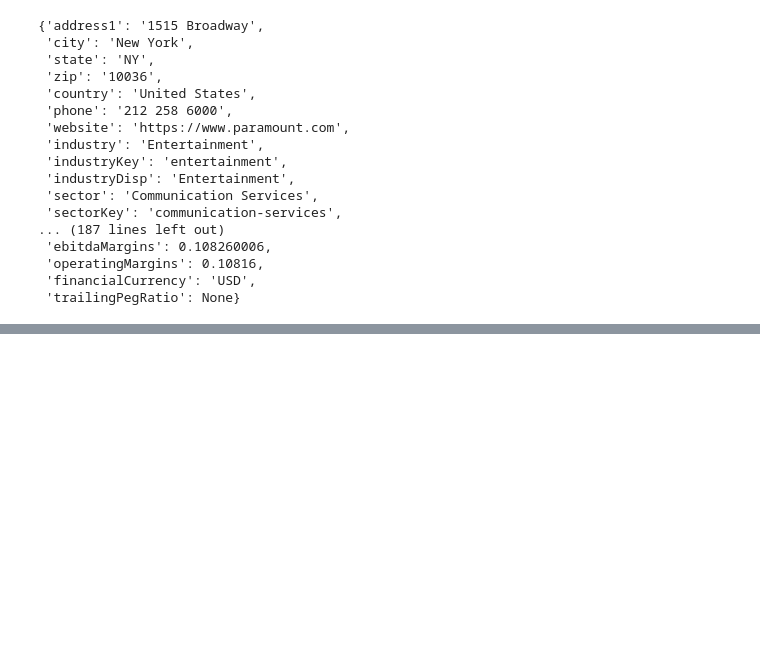
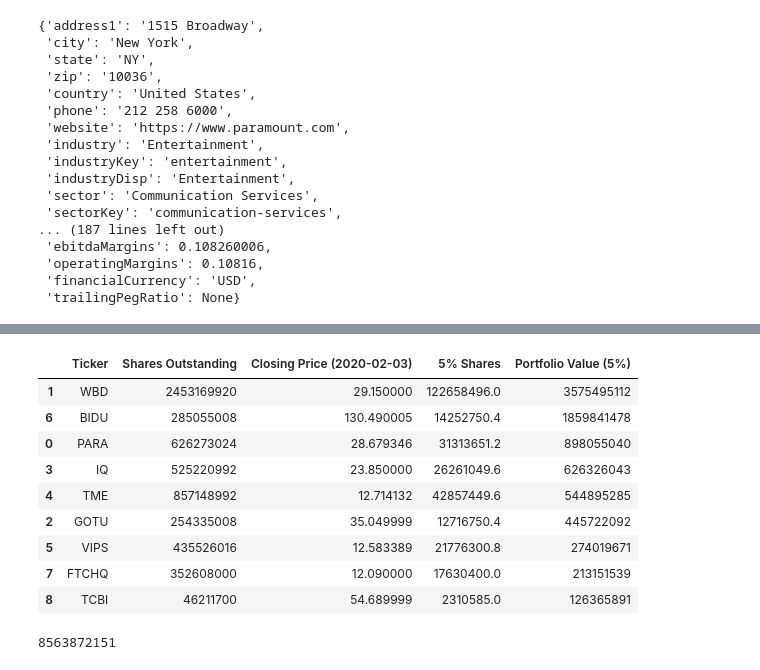
Before and after one commit to maxim-druzhinin/arcgegos_paper, a Jupyter notebook: VaR_calc.ipynb, the cells around one changed output, grey strips where cells are left out. Saved outputs shown, nothing was run; the diff lists cells and outputs as text; code cells hidden in the pictures; blank space fills up the shorter version.

```diff
--- a/VaR_calc.ipynb
+++ b/VaR_calc.ipynb
@@ -376,0 +411,23 @@ df
+# %%
+sorted_df = df.sort_values(by="Portfolio Value (5%)", ascending=False)
+
+total_value = sorted_df["Portfolio Value (5%)"].sum()
+
+sorted_df
+# %% [output]
+|  | Ticker | Shares Outstanding | Closing Price (2020-02-03) | 5% Shares | Portfolio Value (5%) |
+| 1 | WBD | 2453169920 | 29.150000 | 122658496.0 | 3575495112 |
+| 6 | BIDU | 285055008 | 130.490005 | 14252750.4 | 1859841478 |
+| 0 | PARA | 626273024 | 28.679346 | 31313651.2 | 898055040 |
+| 3 | IQ | 525220992 | 23.850000 | 26261049.6 | 626326043 |
+| 4 | TME | 857148992 | 12.714132 | 42857449.6 | 544895285 |
+| 2 | GOTU | 254335008 | 35.049999 | 12716750.4 | 445722092 |
+| 5 | VIPS | 435526016 | 12.583389 | 21776300.8 | 274019671 |
+| 7 | FTCHQ | 352608000 | 12.090000 | 17630400.0 | 213151539 |
+| 8 | TCBI | 46211700 | 54.689999 | 2310585.0 | 126365891 |
+# %%
+total_value
+
+# 8_563_872_151 -- ~8,5 billion market positions
+# %% [output]
+8563872151
```
Also changed, not shown: parts of 36 cells of this notebook.
